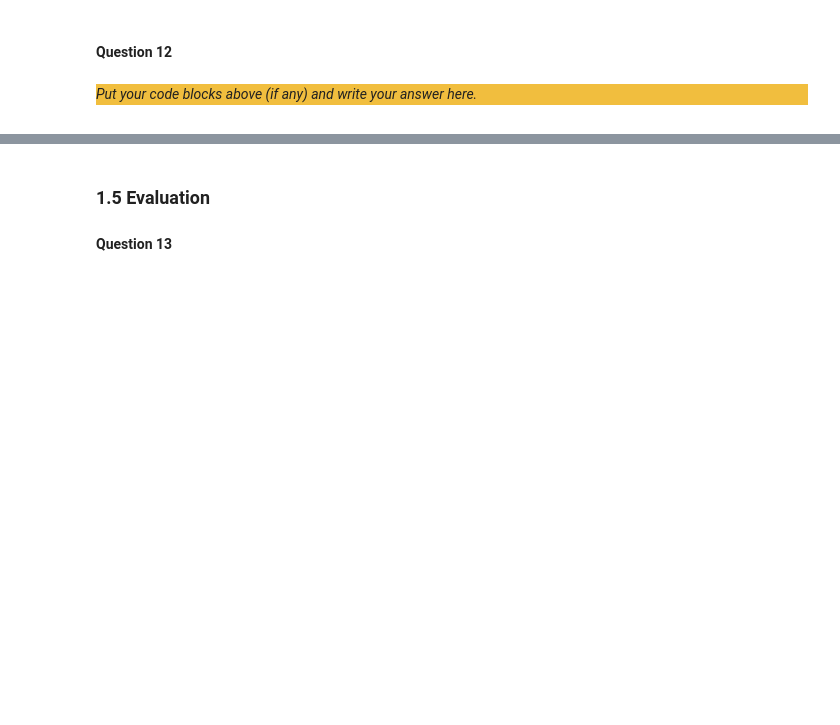
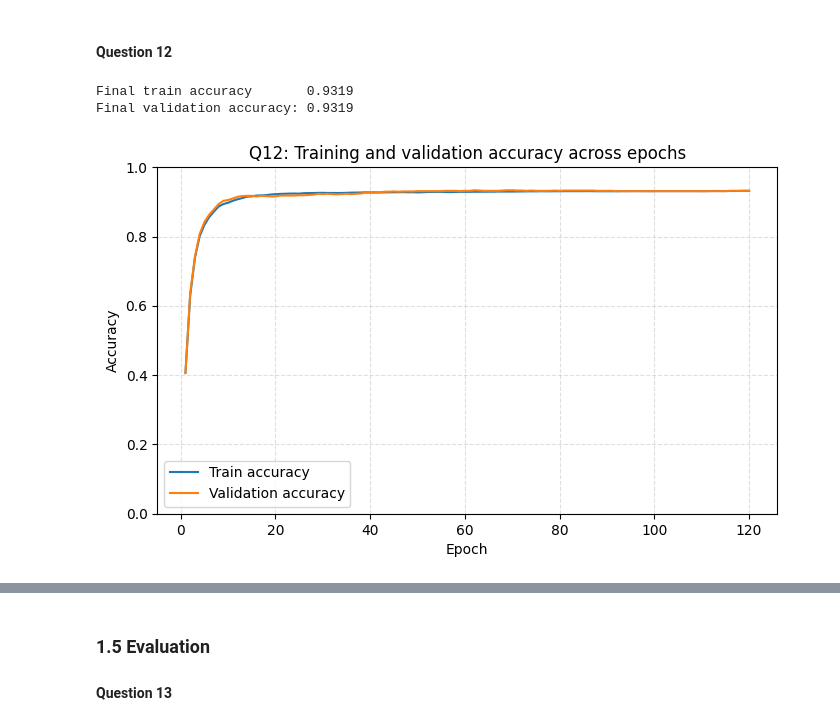
Before and after one commit to Pavel-77-ro/ANN-Assignment, a Jupyter notebook: src/Main.ipynb, the cells around one changed output, grey strips where cells are left out. Cells and saved outputs as stored; diff of their text form; code cells hidden in the pictures; blank space fills up the shorter version.

```diff
--- a/src/Main.ipynb
+++ b/src/Main.ipynb
@@ -808,8 +966,66 @@ _Put your code blocks above (if any) and write your answer here._
 # %% [markdown]
 #### Question 12
-# %% [markdown]
-<div style="background-color:#f1be3e">
-
-_Put your code blocks above (if any) and write your answer here._
-
-</div>
+# %%
+#the architecture selected from Q11 (also used by Q13 as well)
+q12_best_architecture = list(best_architecture)
+
+#i kept the parameters fixed for a fair, readable epoch-wise comparison
+q12_learning_rate = 0.01
+q12_batch_size = 32
+q12_epoch_count = 120
+q12_init_strategy = 2
+q12_model_seed = seed * 2
+q12_shuffle_seed = seed * 3
+
+q12_model = build_network(
+    q12_best_architecture,
+    train_features.shape[1],
+    label_count,
+    random_seed=q12_model_seed,
+    initialization_strategy=q12_init_strategy,
+)
+
+q12_losses, q12_train_acc, q12_val_losses, q12_val_acc = train(
+    q12_model,
+    train_features,
+    train_labels,
+    cross_entropy_loss,
+    lr=q12_learning_rate,
+    batch_size=q12_batch_size,
+    epoch_count=q12_epoch_count,
+    label_count=label_count,
+    random_seed=q12_shuffle_seed,
+    val_inputs=val_features,
+    val_labels=val_labels,
+    early_stopping=True,
+)
+
+#mean train loss per epoch
+q12_train_loss_epoch = np.array([
+    float(np.mean(epoch_losses)) if len(epoch_losses) > 0 else np.nan
+    for epoch_losses in q12_losses
+], dtype=float)
+q12_val_loss_epoch = np.array(q12_val_losses, dtype=float)
+q12_train_acc_epoch = np.array(q12_train_acc, dtype=float)
+q12_val_acc_epoch = np.array(q12_val_acc, dtype=float)
+
+epochs = np.arange(1, len(q12_train_acc_epoch) + 1)
+
+print(f"Final train accuracy       {q12_train_acc_epoch[-1]:.4f}")
+print(f"Final validation accuracy: {q12_val_acc_epoch[-1]:.4f}")
+
+#plot accuracy vs epoch
+plt.figure(figsize=(8, 4.5))
+plt.plot(epochs, q12_train_acc_epoch, label="Train accuracy")
+plt.plot(epochs, q12_val_acc_epoch, label="Validation accuracy")
+plt.ylim(0.0, 1.0)
+plt.xlabel("Epoch")
+plt.ylabel("Accuracy")
+plt.title("Q12: Training and validation accuracy across epochs")
+plt.grid(True, linestyle="--", alpha=0.4)
+plt.legend()
+plt.show()
+# %% [output]
+Final train accuracy       0.9319
+Final validation accuracy: 0.9319
+[figure, added]
```
Also changed, not shown: parts of 17 cells of this notebook.
